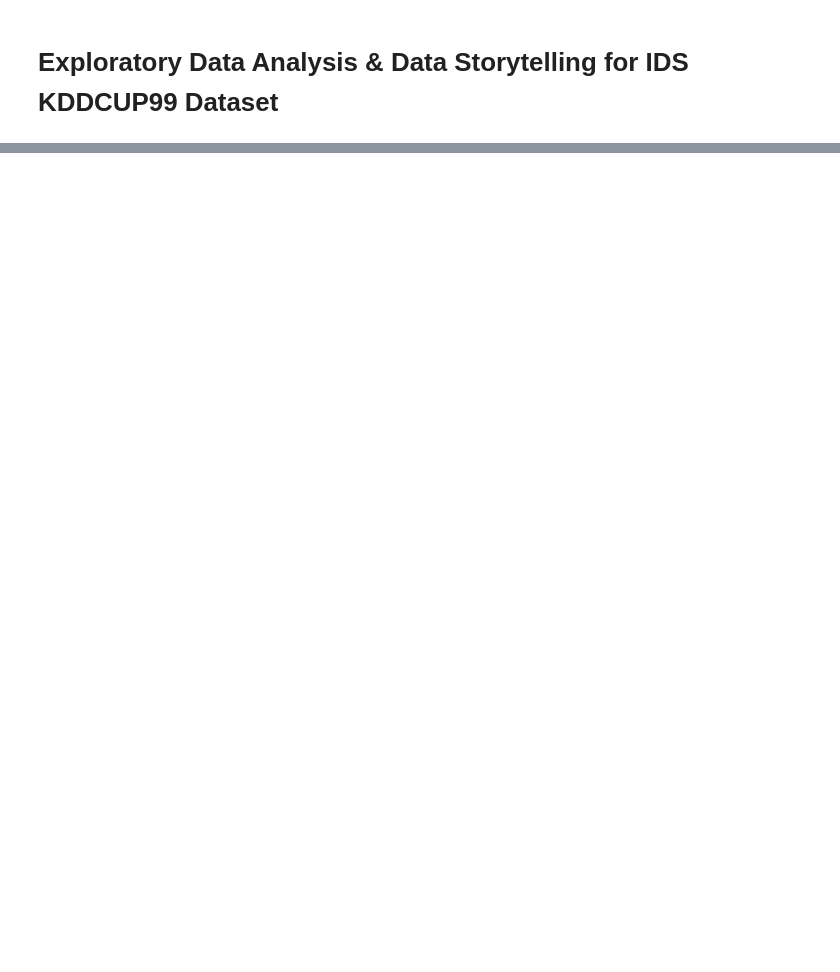
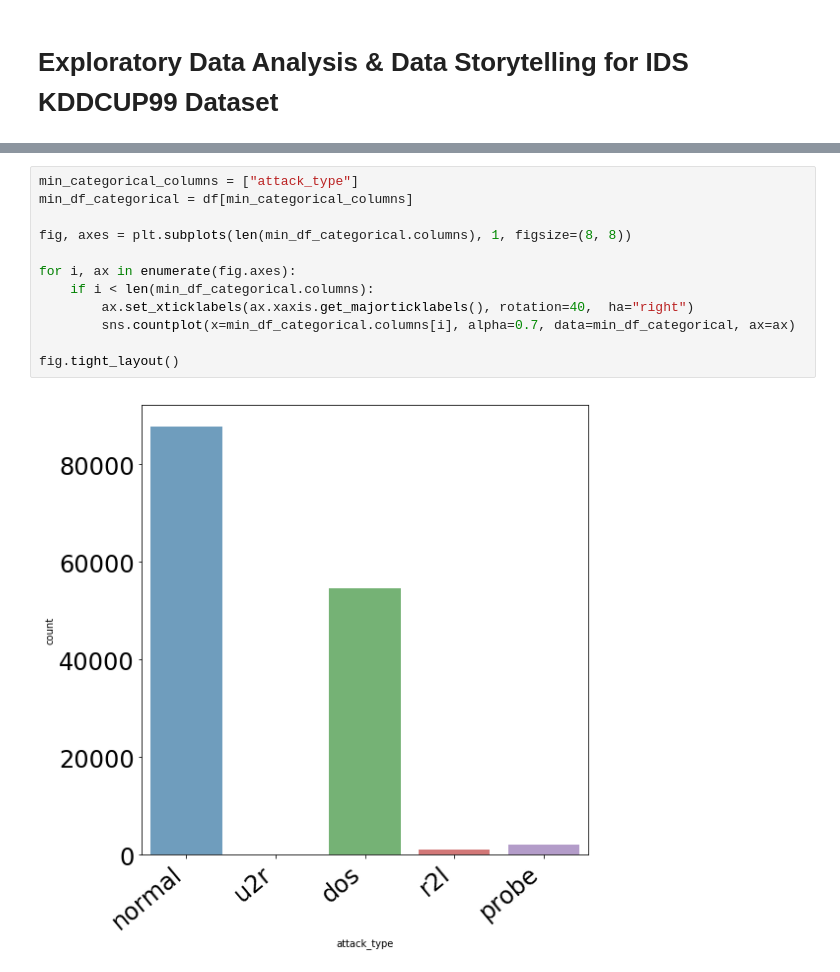
Before and after one commit to yusufarslanpolat/Springboard, a Jupyter notebook: Capstone-1/EDA/eda-on-ids-kddcup99-dataset.ipynb, the cells around one changed output, grey strips where cells are left out. Saved outputs shown, nothing was run; the diff lists cells and outputs as text; blank space fills up the shorter version.

```diff
--- a/Capstone-1/EDA/eda-on-ids-kddcup99-dataset.ipynb
+++ b/Capstone-1/EDA/eda-on-ids-kddcup99-dataset.ipynb
@@ -63,0 +268,14 @@ df.head()
+# %%
+min_categorical_columns = ["attack_type"]
+min_df_categorical = df[min_categorical_columns]
+
+fig, axes = plt.subplots(len(min_df_categorical.columns), 1, figsize=(8, 8))
+
+for i, ax in enumerate(fig.axes):
+    if i < len(min_df_categorical.columns):
+        ax.set_xticklabels(ax.xaxis.get_majorticklabels(), rotation=40,  ha="right")
+        sns.countplot(x=min_df_categorical.columns[i], alpha=0.7, data=min_df_categorical, ax=ax)
+
+fig.tight_layout()
+# %% [output]
+[figure, added]
```
Also changed, not shown: parts of 21 cells of this notebook.
